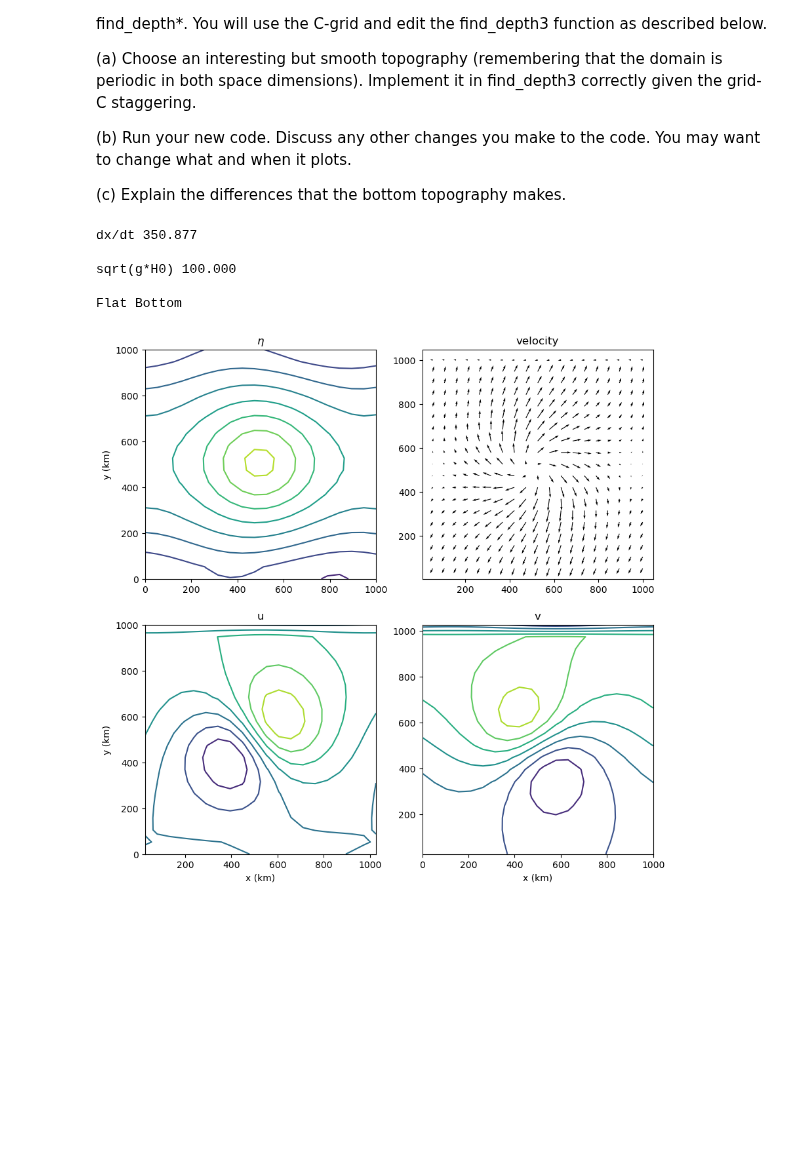
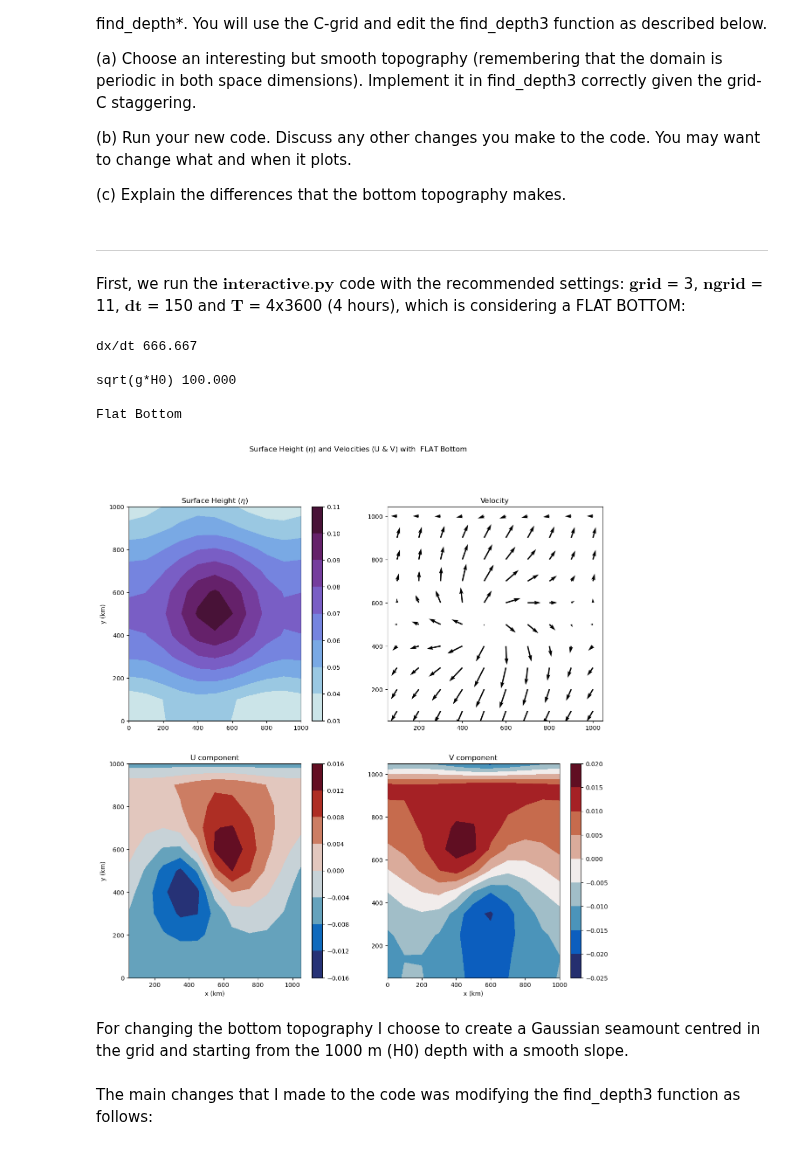
Before and after one commit to valenzuela12/numeric_2024, a Jupyter notebook: notebooks/lab7/Assignment_Lab7b.ipynb, the cells around one changed output. Saved outputs shown, nothing was run; the diff lists cells and outputs as text; code cells hidden in the pictures; blank space fills up the shorter version.

```diff
--- a/notebooks/lab7/Assignment_Lab7b.ipynb
+++ b/notebooks/lab7/Assignment_Lab7b.ipynb
@@ -27,14 +30,22 @@ find_depth3 function as described below.
 
 
 (c) Explain the differences that the bottom topography makes.
+# %% [markdown]
+------------------------------------------------------------------------------------------------------------------------------------------------------------
+# %% [markdown]
+First, we run the $\textbf{interactive.py}$ code with the recommended settings: $\textbf{grid}$ = 3, $\textbf{ngrid}$ = 11, $\textbf{dt}$ = 150 and $\textbf{T}$ = 4x3600 (4 hours), which is considering a FLAT BOTTOM:
 # %%
 import importlib
 importlib.reload(interactive1)
-interactive1.interactive1(grid=3, ngrid=20, dt=150, T=4*3600)
+interactive1.interactive1(grid=3, ngrid=11, dt=150, T=4*3600)
 # %% [output]
-dx/dt 350.877
+dx/dt 666.667
 
 sqrt(g*H0) 100.000
 
 Flat Bottom
-[figure, old version]
+[figure, new version]
+# %% [markdown]
+For changing the bottom topography I choose to create a Gaussian seamount centred in the grid and starting from the 1000 m (H0) depth with a smooth slope.
+# %% [markdown]
+The main changes that I made to the code was modifying the find_depth3 function as follows:
```
Also changed, not shown: parts of 15 cells of this notebook, 5 other files.
